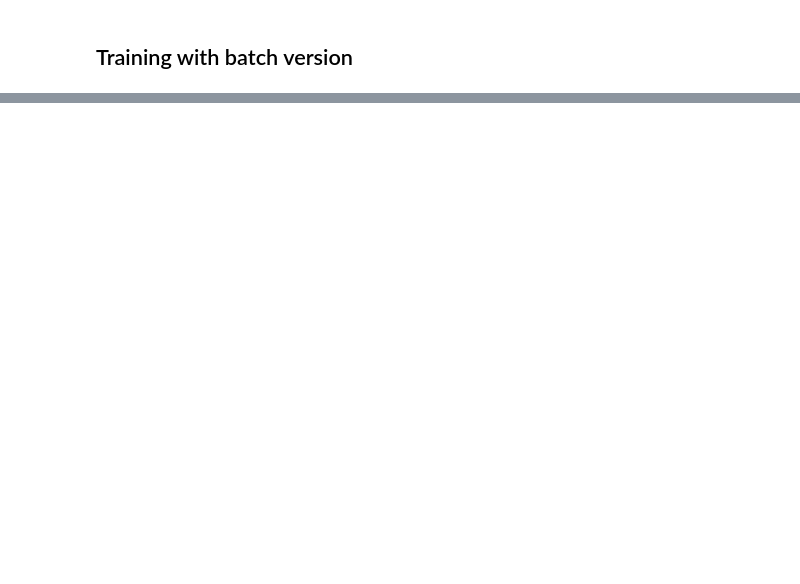
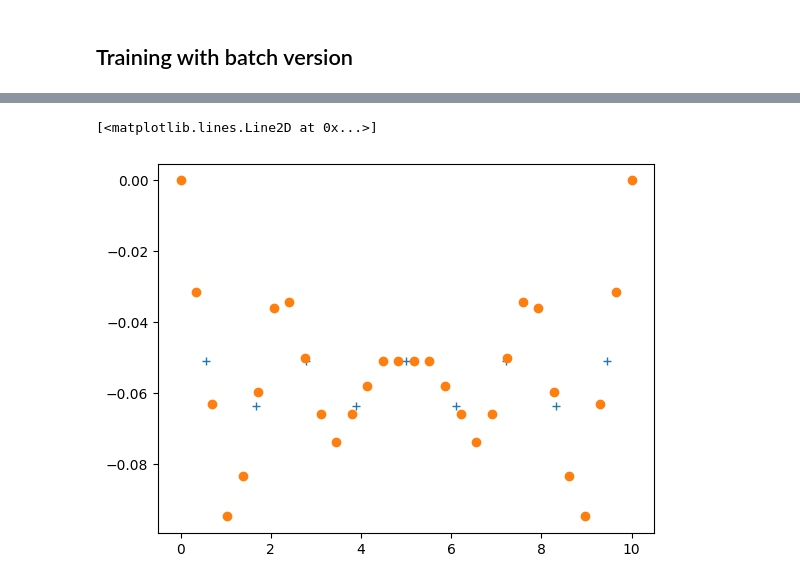
Before and after one commit to AlexandreDabySeesaram/Simplified_1D_NeuROM, a Jupyter notebook: 1D_element_based.ipynb, the cells around one changed output, grey strips where cells are left out. Drawn from its saved outputs; the diff is of its cells as text; code cells hidden in the pictures; blank space fills up the shorter version.

```diff
--- a/1D_element_based.ipynb
+++ b/1D_element_based.ipynb
@@ -283,0 +300,12 @@ i = 1999 | loss = -7171087.98
+# %%
+
+model.eval()
+
+x_test = torch.linspace(0,10,30)
+u_eval = model(x_test)
+plt.figure()
+plt.plot(x_g.data,u.data, '+')
+plt.plot(x_test.data,u_eval.data, 'o')
+# %% [output]
+[<matplotlib.lines.Line2D at 0x...>]
+[figure, added]
```
Also changed, not shown: parts of 14 cells of this notebook.
